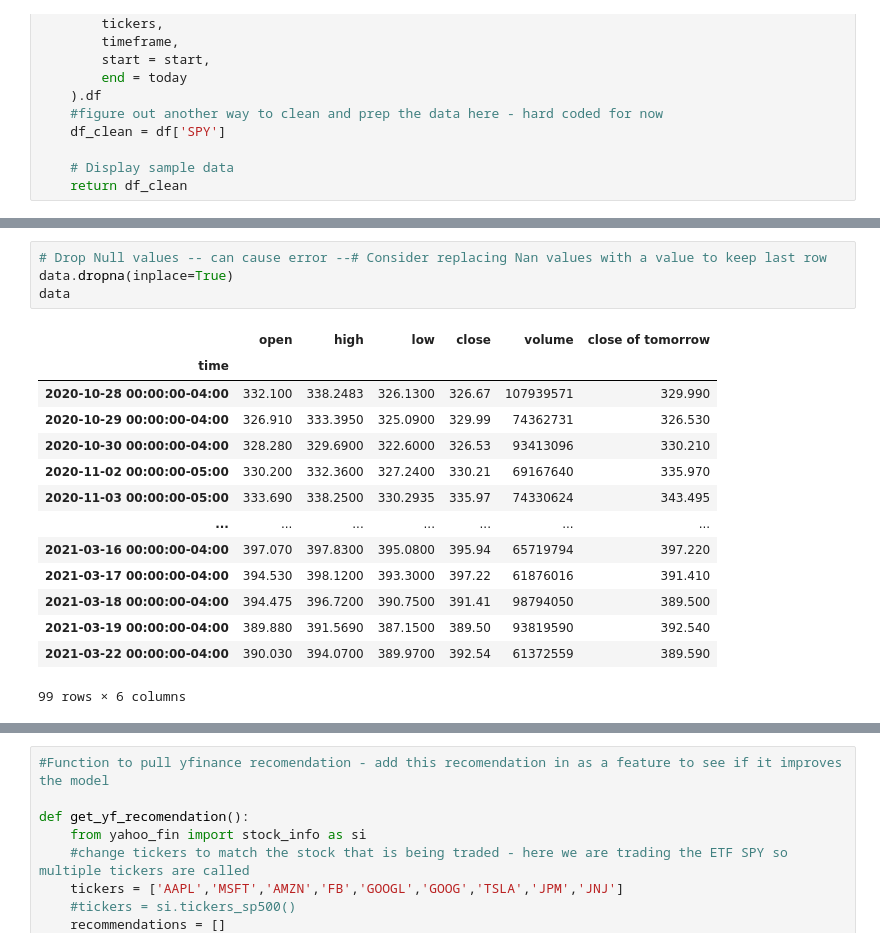
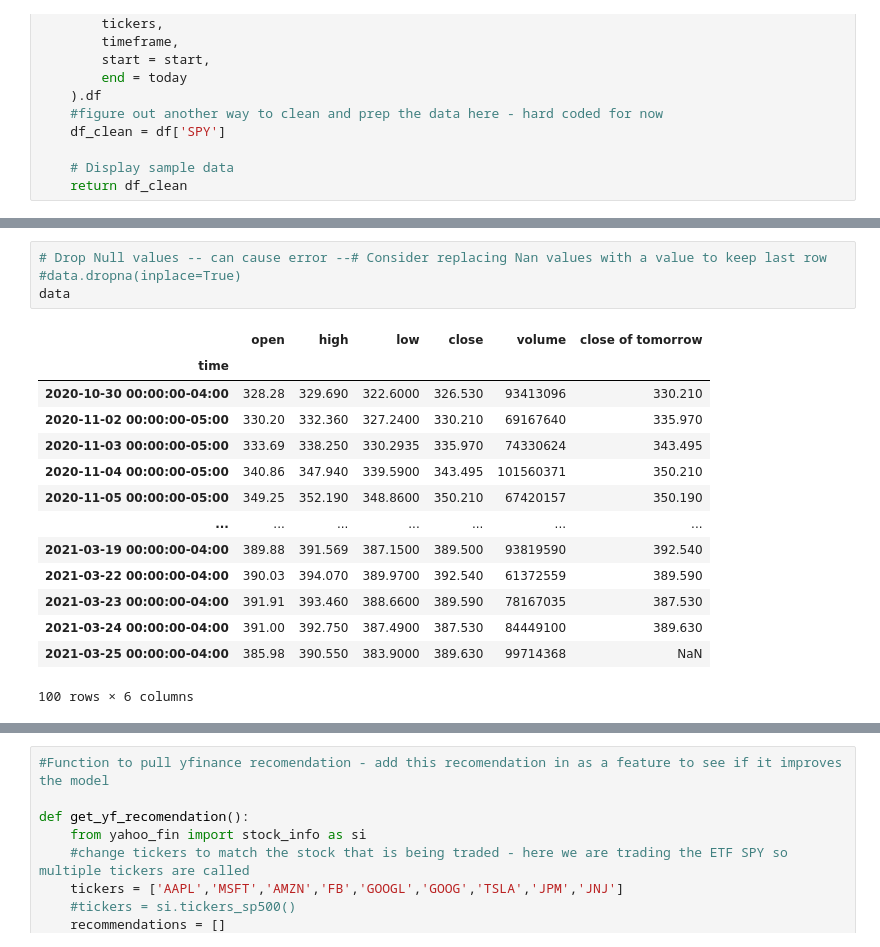
Before and after one commit to tlbrown2/BOT_Time, a Jupyter notebook: RNN_model_1.ipynb, the cells around one changed output, grey strips where cells are left out. Drawn from its saved outputs; the diff is of its cells as text.

```diff
--- a/RNN_model_1.ipynb
+++ b/RNN_model_1.ipynb
@@ -77,23 +77,23 @@ data
 100 rows × 6 columns
 # %%
 # Drop Null values -- can cause error --# Consider replacing Nan values with a value to keep last row
-data.dropna(inplace=True)
+#data.dropna(inplace=True)
 data
 # %% [output]
 |  | open | high | low | close | volume | close of tomorrow |
 | time |  |  |  |  |  |  |
-| 2020-10-28 00:00:00-04:00 | 332.100 | 338.2483 | 326.1300 | 326.67 | 107939571 | 329.990 |
-| 2020-10-29 00:00:00-04:00 | 326.910 | 333.3950 | 325.0900 | 329.99 | 74362731 | 326.530 |
-| 2020-10-30 00:00:00-04:00 | 328.280 | 329.6900 | 322.6000 | 326.53 | 93413096 | 330.210 |
-| 2020-11-02 00:00:00-05:00 | 330.200 | 332.3600 | 327.2400 | 330.21 | 69167640 | 335.970 |
-| 2020-11-03 00:00:00-05:00 | 333.690 | 338.2500 | 330.2935 | 335.97 | 74330624 | 343.495 |
+| 2020-10-30 00:00:00-04:00 | 328.28 | 329.690 | 322.6000 | 326.530 | 93413096 | 330.210 |
+| 2020-11-02 00:00:00-05:00 | 330.20 | 332.360 | 327.2400 | 330.210 | 69167640 | 335.970 |
+| 2020-11-03 00:00:00-05:00 | 333.69 | 338.250 | 330.2935 | 335.970 | 74330624 | 343.495 |
+| 2020-11-04 00:00:00-05:00 | 340.86 | 347.940 | 339.5900 | 343.495 | 101560371 | 350.210 |
+| 2020-11-05 00:00:00-05:00 | 349.25 | 352.190 | 348.8600 | 350.210 | 67420157 | 350.190 |
 | ... | ... | ... | ... | ... | ... | ... |
-| 2021-03-16 00:00:00-04:00 | 397.070 | 397.8300 | 395.0800 | 395.94 | 65719794 | 397.220 |
-| 2021-03-17 00:00:00-04:00 | 394.530 | 398.1200 | 393.3000 | 397.22 | 61876016 | 391.410 |
-| 2021-03-18 00:00:00-04:00 | 394.475 | 396.7200 | 390.7500 | 391.41 | 98794050 | 389.500 |
-| 2021-03-19 00:00:00-04:00 | 389.880 | 391.5690 | 387.1500 | 389.50 | 93819590 | 392.540 |
-| 2021-03-22 00:00:00-04:00 | 390.030 | 394.0700 | 389.9700 | 392.54 | 61372559 | 389.590 |
+| 2021-03-19 00:00:00-04:00 | 389.88 | 391.569 | 387.1500 | 389.500 | 93819590 | 392.540 |
+| 2021-03-22 00:00:00-04:00 | 390.03 | 394.070 | 389.9700 | 392.540 | 61372559 | 389.590 |
+| 2021-03-23 00:00:00-04:00 | 391.91 | 393.460 | 388.6600 | 389.590 | 78167035 | 387.530 |
+| 2021-03-24 00:00:00-04:00 | 391.00 | 392.750 | 387.4900 | 387.530 | 84449100 | 389.630 |
+| 2021-03-25 00:00:00-04:00 | 385.98 | 390.550 | 383.9000 | 389.630 | 99714368 | NaN |
-99 rows × 6 columns
+100 rows × 6 columns
 # %%
 #Calculate additional data to use as features - add to dataframe
 
```
Also changed, not shown: parts of 26 cells of this notebook, 47 other files.
